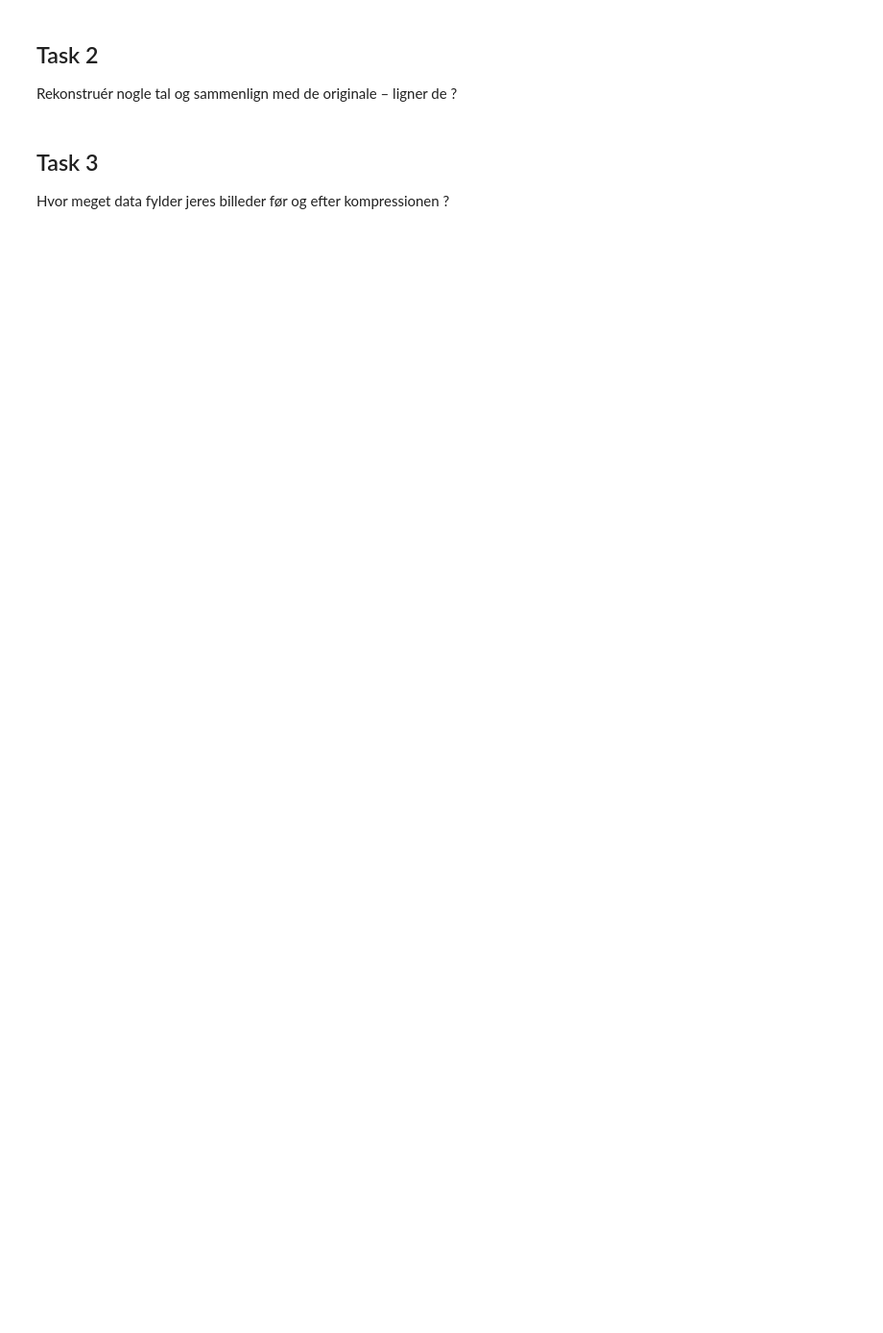
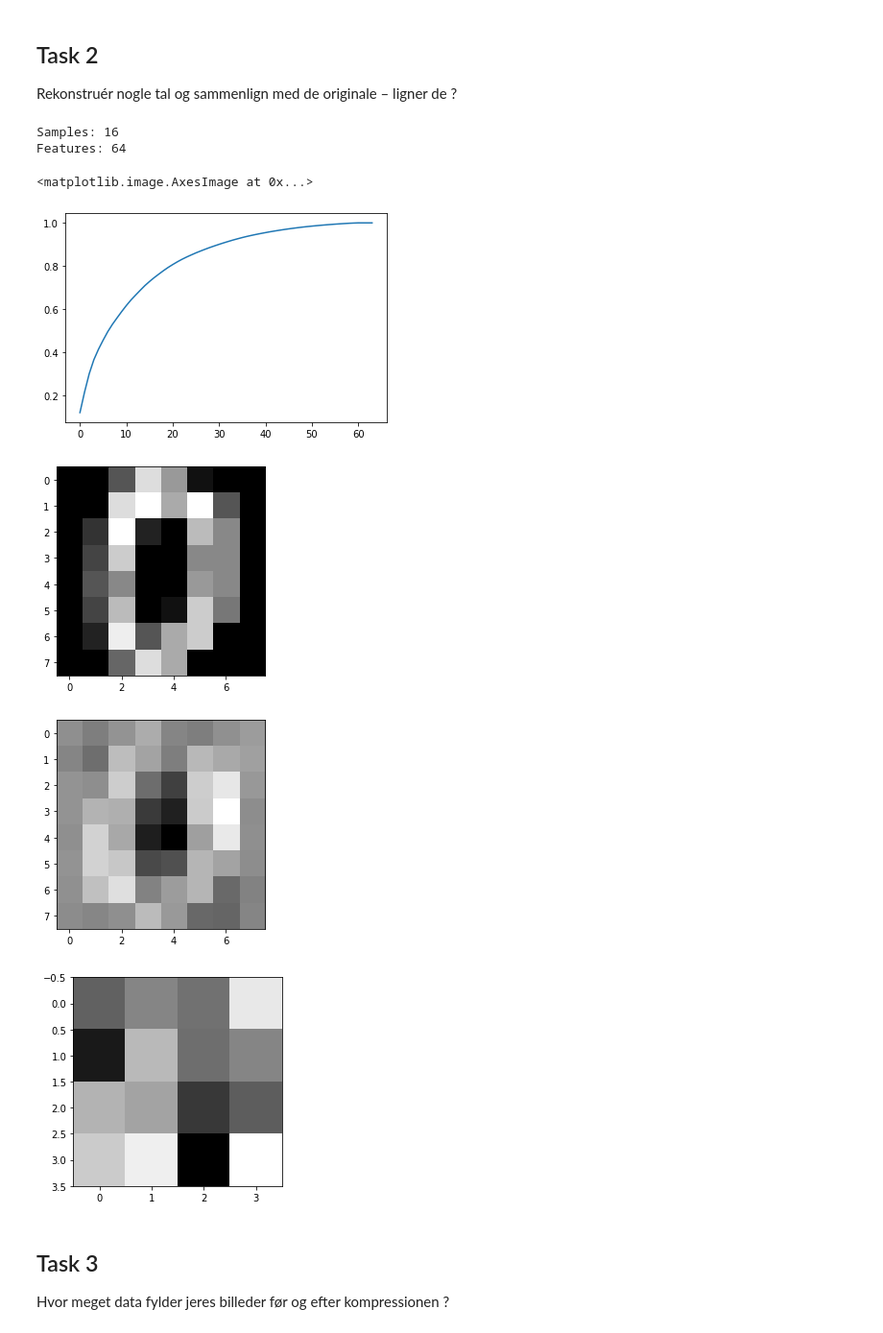
Before and after one commit to Machine-Learning-AU-2020/L05-PCA, a Jupyter notebook: PCA_Exercise.ipynb, the cells around one changed output. Shown at 96% size. Drawn from its saved outputs; the diff is of its cells as text; code cells hidden in the pictures; blank space fills up the shorter version.

```diff
--- a/PCA_Exercise.ipynb
+++ b/PCA_Exercise.ipynb
@@ -123,6 +131,41 @@ print(explainedVariance16Dim)
 # %% [markdown]
 ## Task 2
 Rekonstruér nogle tal og sammenlign med de originale – ligner de ?
+# %%
+pca = PCA()
+pca.fit(data)
+cumsum = np.cumsum(pca.explained_variance_ratio_)
+plt.figure(0)
+plt.plot(range(len(data[0])),cumsum)
+
+plt.figure(1)
+plt.imshow(np.array(X[0]).reshape(8,8), cmap='gray')
+
+n_samples, h = data.shape
+
+pca = PCA(n_components=16)
+data8Dim = pca.fit_transform(data.T)
+recovered_data = pca.inverse_transform(data8Dim);
+
+test =  pca.components_.reshape(n_samples,16)
+
+nSamples, nFeatures = data8Dim.T.shape
+
+print("Samples: " + str(nSamples))
+print("Features: " + str(nFeatures))
+plt.figure(2)
+plt.imshow(np.array(recovered_data.T[0]).reshape(8,8), cmap='gray')
+
+plt.figure(3)
+plt.imshow(test[0].reshape(4,4), cmap='gray')
+# %% [output]
+Samples: 16
+Features: 64
+<matplotlib.image.AxesImage at 0x...>
+[figure, added]
+[figure, added]
+[figure, added]
+[figure, added]
 # %% [markdown]
 ## Task 3
 Hvor meget data fylder jeres billeder før og efter kompressionen ?
```
Also changed, not shown: parts of 3 cells of this notebook, 1 other file.
